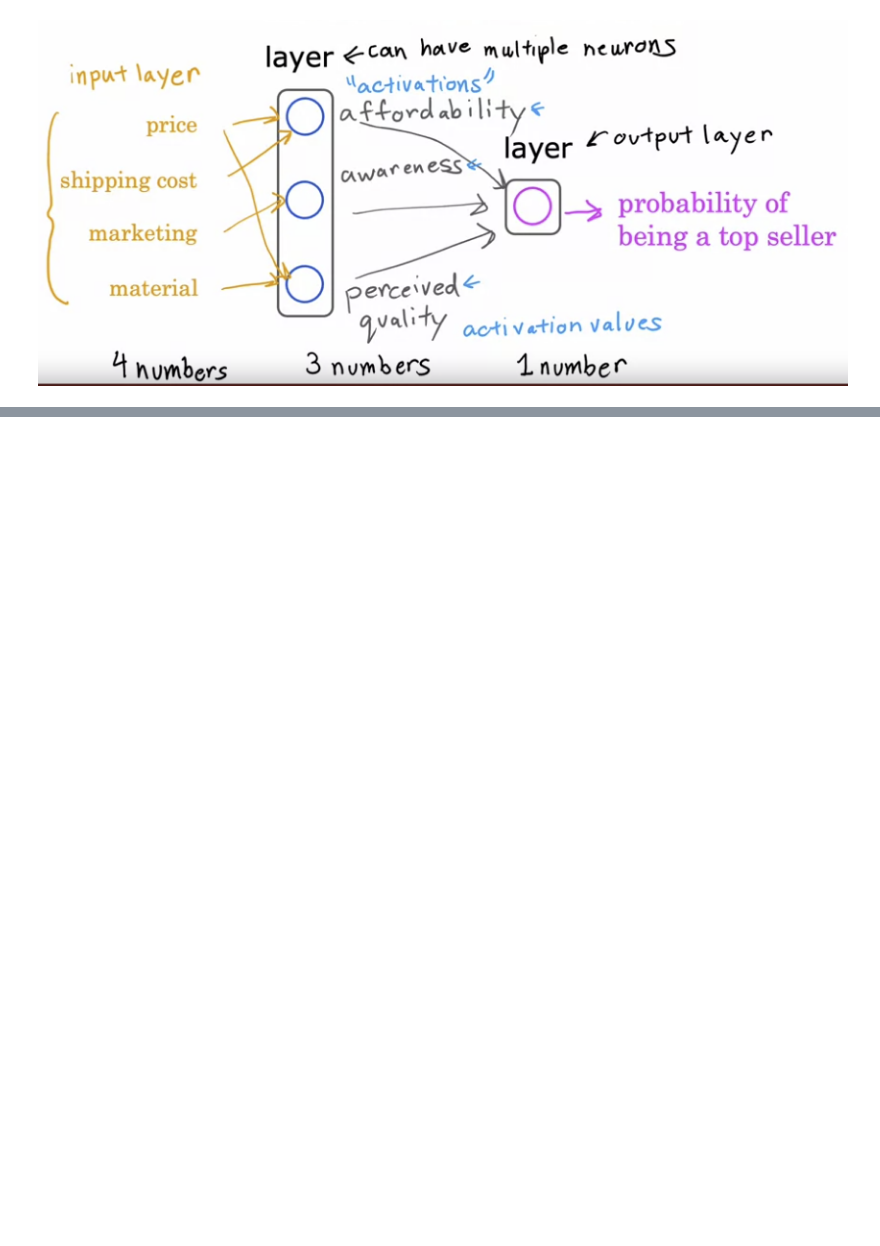
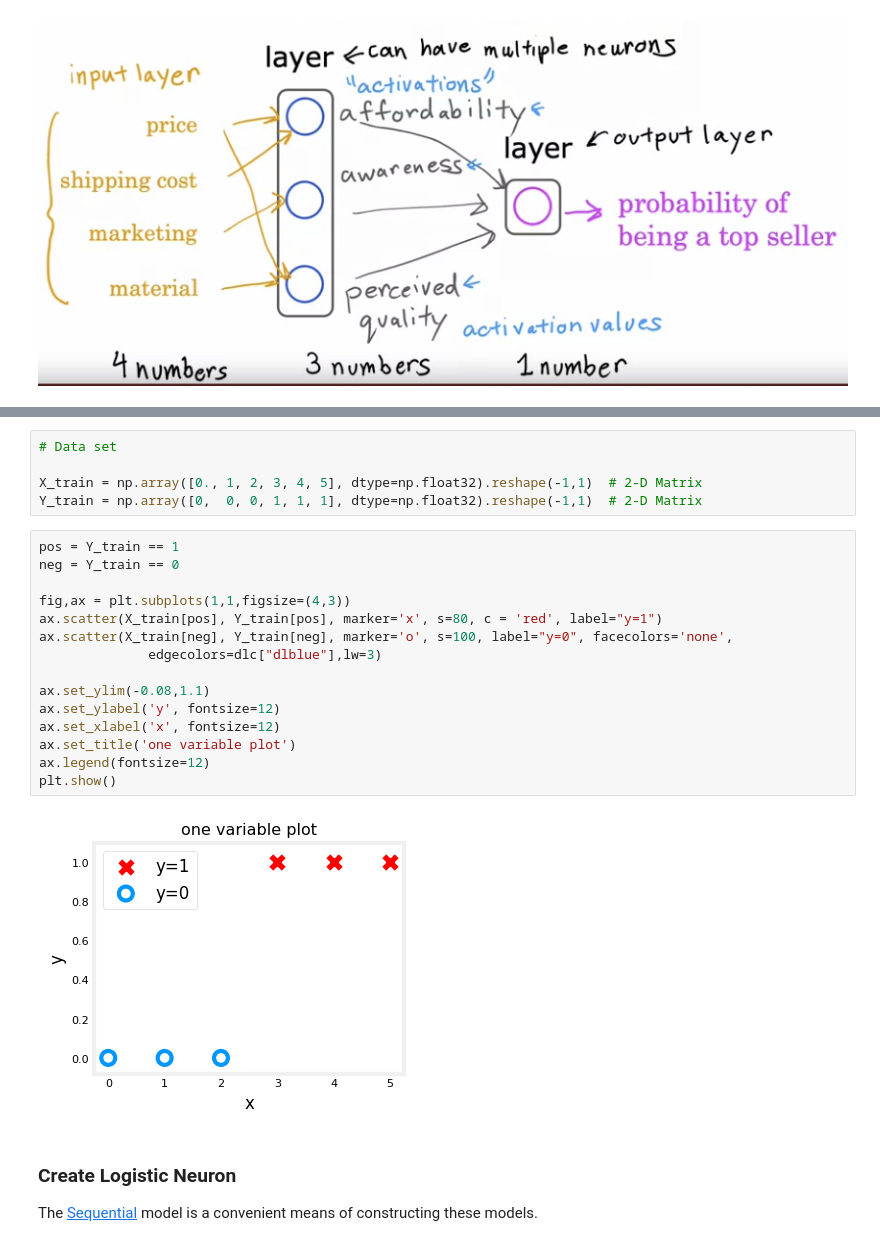
Before and after one commit to JoseMiralles/AI-Notes, a Jupyter notebook: machine_learning_specialization_coursera/2_advanced_learning_algorithms/week_1/1_neural_networks_intro.ipynb, the cells around one changed output, grey strips where cells are left out. Saved outputs shown, nothing was run; the diff lists cells and outputs as text; blank space fills up the shorter version.

```diff
--- a/machine_learning_specialization_coursera/2_advanced_learning_algorithms/week_1/1_neural_networks_intro.ipynb
+++ b/machine_learning_specialization_coursera/2_advanced_learning_algorithms/week_1/1_neural_networks_intro.ipynb
@@ -15,0 +104,26 @@
+# %%
+# Data set
+
+X_train = np.array([0., 1, 2, 3, 4, 5], dtype=np.float32).reshape(-1,1)  # 2-D Matrix
+Y_train = np.array([0,  0, 0, 1, 1, 1], dtype=np.float32).reshape(-1,1)  # 2-D Matrix
+# %%
+pos = Y_train == 1
+neg = Y_train == 0
+
+fig,ax = plt.subplots(1,1,figsize=(4,3))
+ax.scatter(X_train[pos], Y_train[pos], marker='x', s=80, c = 'red', label="y=1")
+ax.scatter(X_train[neg], Y_train[neg], marker='o', s=100, label="y=0", facecolors='none',
+              edgecolors=dlc["dlblue"],lw=3)
+
+ax.set_ylim(-0.08,1.1)
+ax.set_ylabel('y', fontsize=12)
+ax.set_xlabel('x', fontsize=12)
+ax.set_title('one variable plot')
+ax.legend(fontsize=12)
+plt.show()
+# %% [output]
+[figure, added]
+# %% [markdown]
+### Create Logistic Neuron
+
+The [Sequential](https://keras.io/guides/sequential_model/) model is a convenient means of constructing these models.
```
Also changed, not shown: parts of 17 cells of this notebook, 1 other file.
